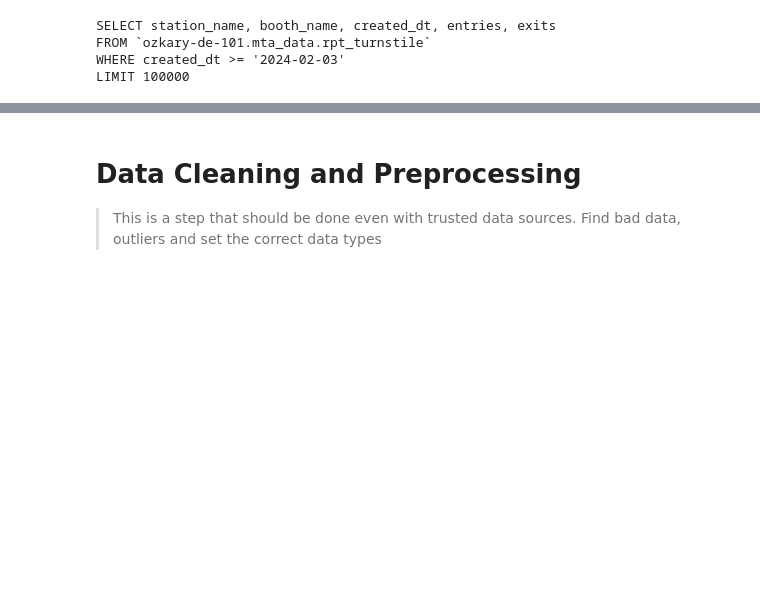
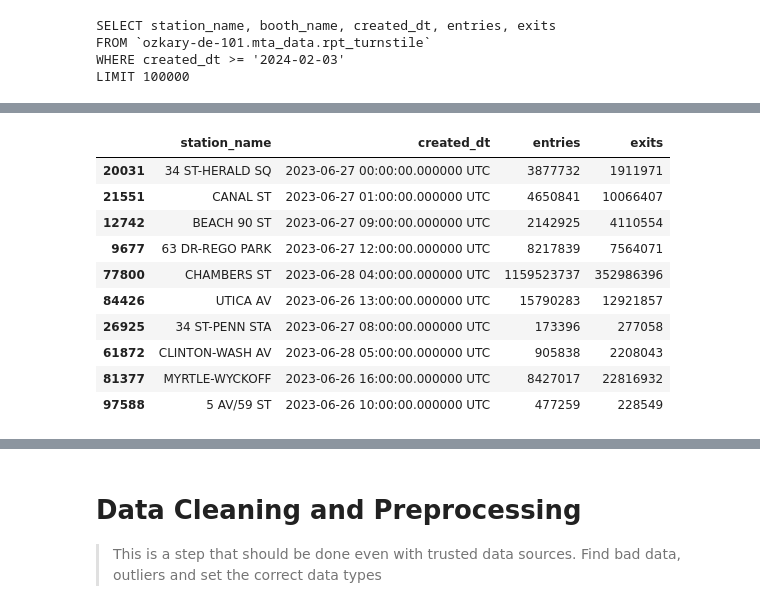
Before and after one commit to ozkary/data-engineering-mta-turnstile, a Jupyter notebook: Step5-Analysis/analysis.ipynb, the cells around one changed output, grey strips where cells are left out. Drawn from its saved outputs; the diff is of its cells as text; code cells hidden in the pictures; blank space fills up the shorter version.

```diff
--- a/Step5-Analysis/analysis.ipynb
+++ b/Step5-Analysis/analysis.ipynb
@@ -88,0 +96,16 @@ memory usage: 4.0+ MB
+# %%
+# get a random sample of data
+sample = df.sample(n=100)
+sample.head(10)
+# %% [output]
+|  | station_name | created_dt | entries | exits |
+| 20031 | 34 ST-HERALD SQ | 2023-06-27 00:00:00.000000 UTC | 3877732 | 1911971 |
+| 21551 | CANAL ST | 2023-06-27 01:00:00.000000 UTC | 4650841 | 10066407 |
+| 12742 | BEACH 90 ST | 2023-06-27 09:00:00.000000 UTC | 2142925 | 4110554 |
+| 9677 | 63 DR-REGO PARK | 2023-06-27 12:00:00.000000 UTC | 8217839 | 7564071 |
+| 77800 | CHAMBERS ST | 2023-06-28 04:00:00.000000 UTC | 1159523737 | 352986396 |
+| 84426 | UTICA AV | 2023-06-26 13:00:00.000000 UTC | 15790283 | 12921857 |
+| 26925 | 34 ST-PENN STA | 2023-06-27 08:00:00.000000 UTC | 173396 | 277058 |
+| 61872 | CLINTON-WASH AV | 2023-06-28 05:00:00.000000 UTC | 905838 | 2208043 |
+| 81377 | MYRTLE-WYCKOFF | 2023-06-26 16:00:00.000000 UTC | 8427017 | 22816932 |
+| 97588 | 5 AV/59 ST | 2023-06-26 10:00:00.000000 UTC | 477259 | 228549 |
```
Also changed, not shown: parts of 11 cells of this notebook, 4 other files.
